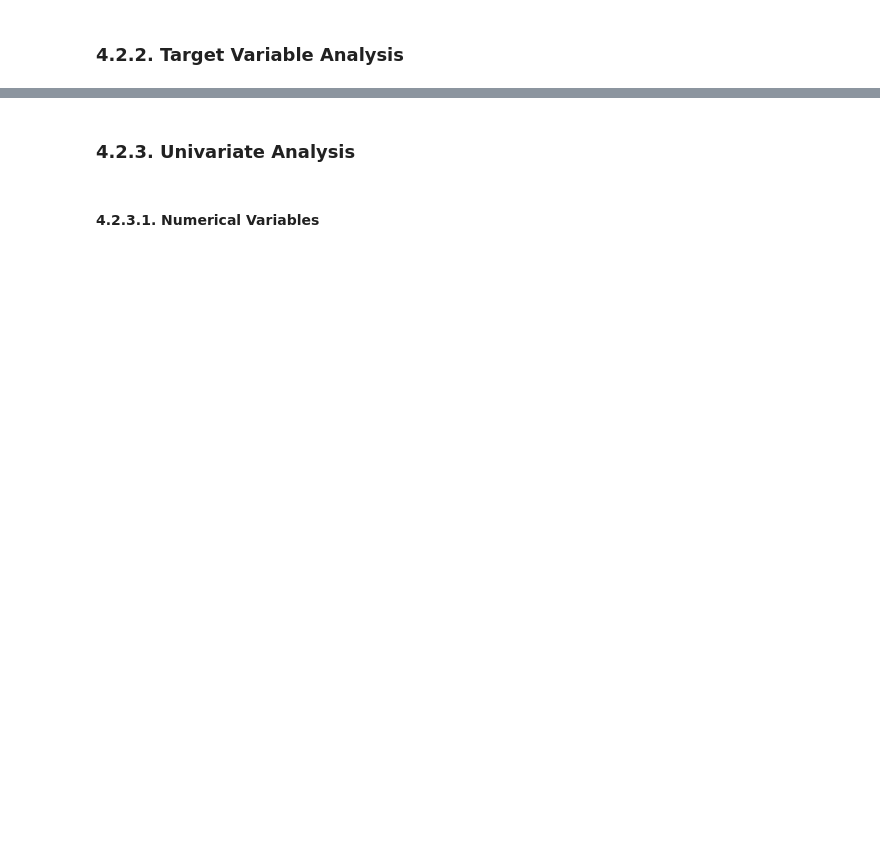
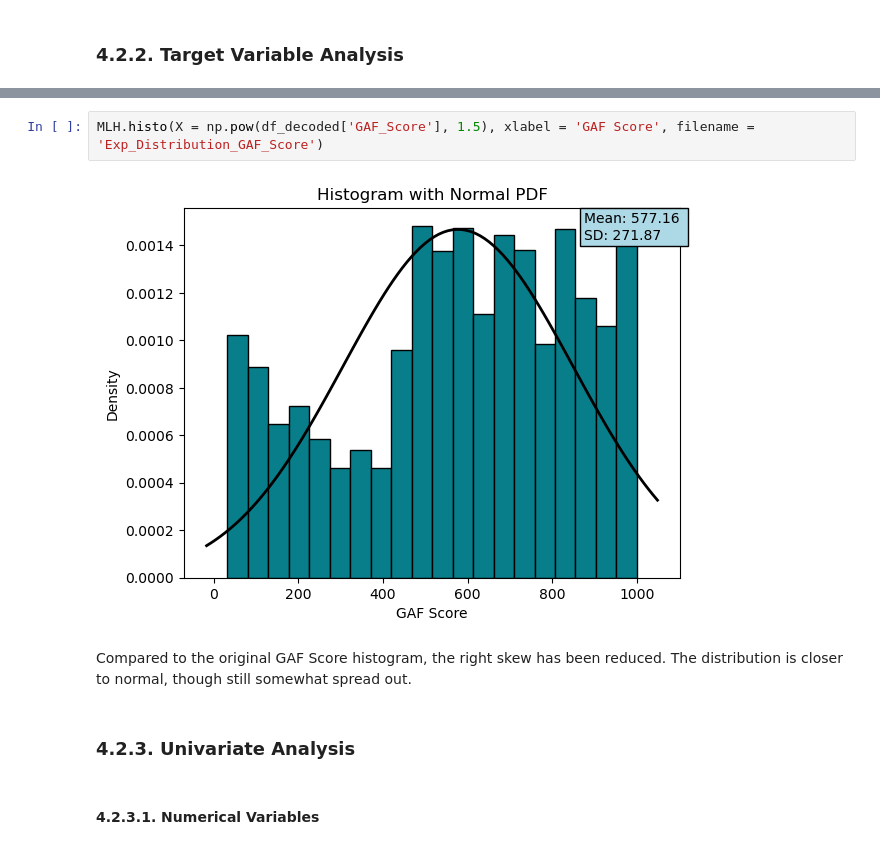
Before and after one commit to SMemic4/Schizophrenia-, a Jupyter notebook: notebooks/schizophrenia.ipynb, the cells around one changed output, grey strips where cells are left out. Saved outputs shown, nothing was run; the diff lists cells and outputs as text; blank space fills up the shorter version.

```diff
--- a/notebooks/schizophrenia.ipynb
+++ b/notebooks/schizophrenia.ipynb
@@ -162,3 +308,9 @@ col_dict = {'Gender': {0: 'Female', 1: 'Male'},
+# %%
+MLH.histo(X = np.pow(df_decoded['GAF_Score'], 1.5), xlabel = 'GAF Score', filename = 'Exp_Distribution_GAF_Score')
+# %% [output]
+[figure, added]
+# %% [markdown]
+Compared to the original GAF Score histogram, the right skew has been reduced. The distribution is closer to normal, though still somewhat spread out.
 # %% [markdown]
 ### 4.2.3. Univariate Analysis
 # %% [markdown]
```
Also changed, not shown: parts of 113 cells of this notebook, 29 other files.
